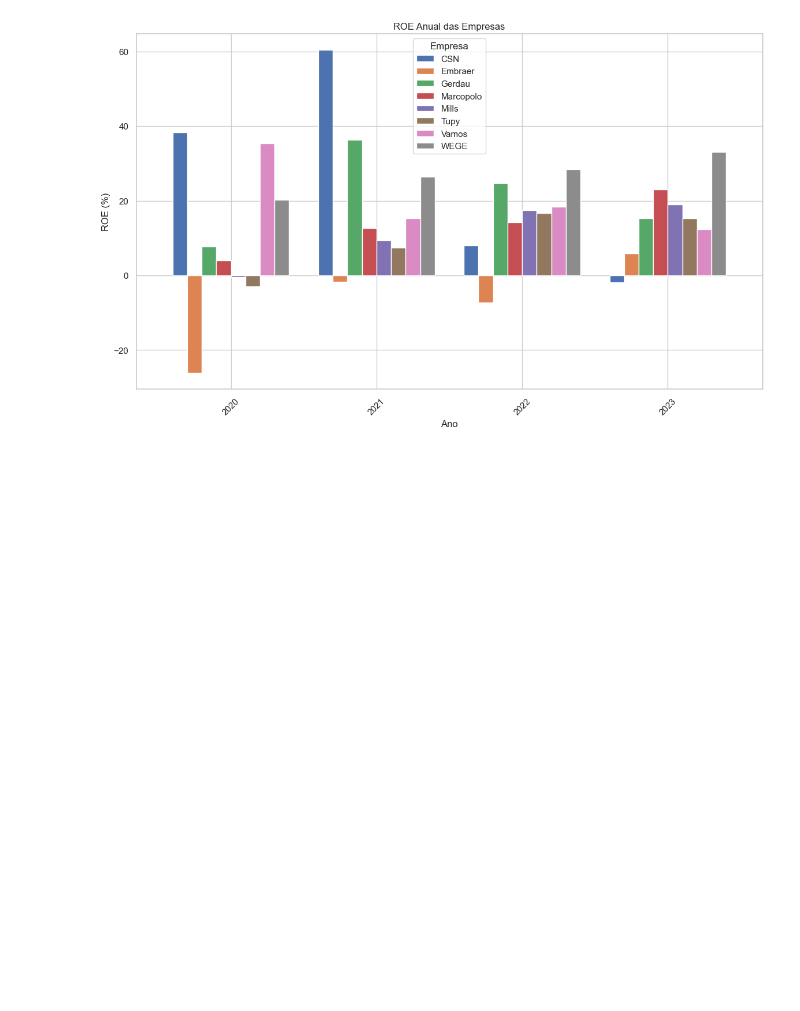
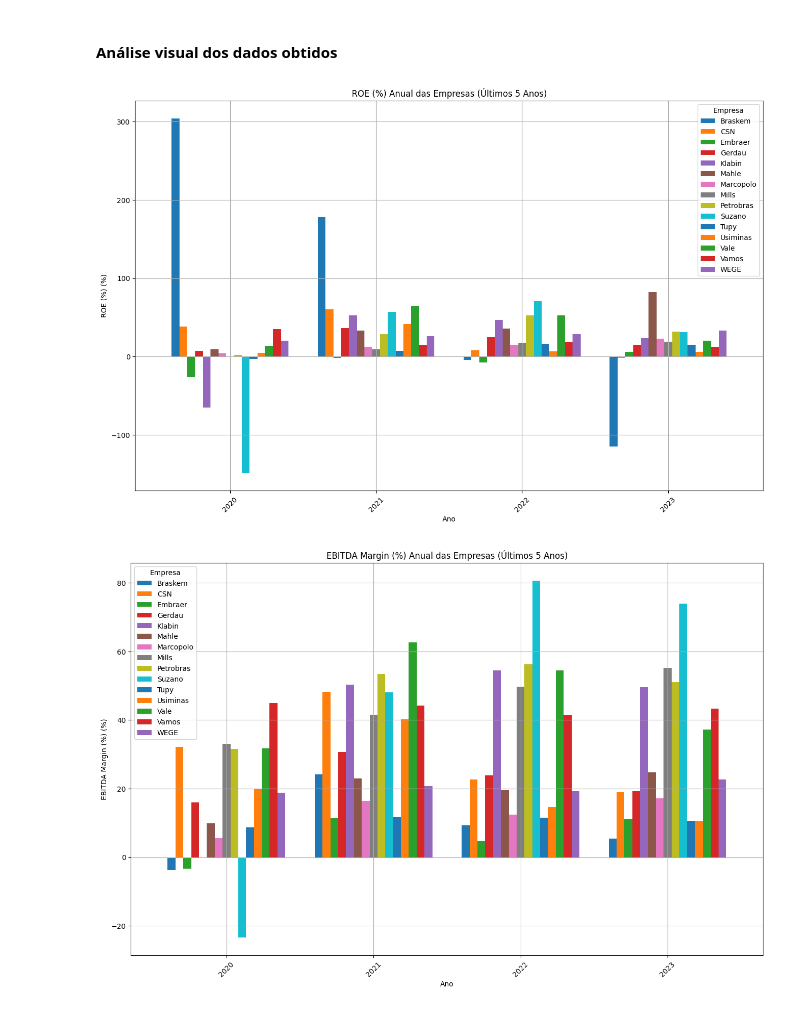
Before and after one commit to lwaeny/finance, a Jupyter notebook: Notebooks/Benchmark_Industrials_2024.ipynb, the cells around one changed output. Drawn from its saved outputs; the diff is of its cells as text; code cells hidden in the pictures; blank space fills up the shorter version.

```diff
--- a/Notebooks/Benchmark_Industrials_2024.ipynb
+++ b/Notebooks/Benchmark_Industrials_2024.ipynb
@@ -229,17 +183,28 @@ roe_df
+# %% [markdown]
+#### Análise visual dos dados obtidos
 # %%
-# Agregar os dados por ano e empresa
-roe_df['Ano'] = roe_df['Data'].dt.year
-roe_df = roe_df[roe_df['Ano'] >= (pd.Timestamp.now().year - 5)]  # Filtrando para os últimos 5 anos
-roe_annual = roe_df.groupby(['Ano', 'Empresa'])['ROE (%)'].mean().unstack()
+# Função para plotar gráficos de KPIs
+def plot_kpis(kpis_df, kpi_name):
+    kpis_df['Ano'] = kpis_df['Data'].dt.year
+    kpis_df = kpis_df[kpis_df['Ano'] >= (pd.Timestamp.now().year - 5)]  # Filtrando para os últimos 5 anos
+    kpi_annual = kpis_df.groupby(['Ano', 'Empresa'])[kpi_name].mean().unstack()
 
-# Plotando o gráfico de colunas
-roe_annual.plot(kind='bar', figsize=(14, 8), width=0.8)
-plt.title('ROE Anual das Empresas')
-plt.xlabel('Ano')
-plt.ylabel('ROE (%)')
-plt.xticks(rotation=45)
-plt.legend(title='Empresa')
-plt.grid(True)
-plt.show()
+    kpi_annual.plot(kind='bar', figsize=(16, 10), width=0.8)
+    plt.title(f'{kpi_name} Anual das Empresas (Últimos 5 Anos)')
+    plt.xlabel('Ano')
+    plt.ylabel(f'{kpi_name} (%)')
+    plt.xticks(rotation=45)
+    plt.legend(title='Empresa')
+    plt.grid(True)
+    plt.show()
+
+# Plotando gráficos para cada KPI
+plot_kpis(kpis_df, 'ROE (%)')
+plot_kpis(kpis_df, 'EBITDA Margin (%)')
+plot_kpis(kpis_df, 'Debt to Equity (%)')
+plot_kpis(kpis_df, 'Debt to EBITDA (%)')
+plot_kpis(kpis_df, 'Current Ratio')
+plot_kpis(kpis_df, 'Net Margin (%)')
 # %% [output]
-[figure, old version]
+[figure, new version]
+[figure, added]
```
Also changed, not shown: parts of 21 cells of this notebook.
